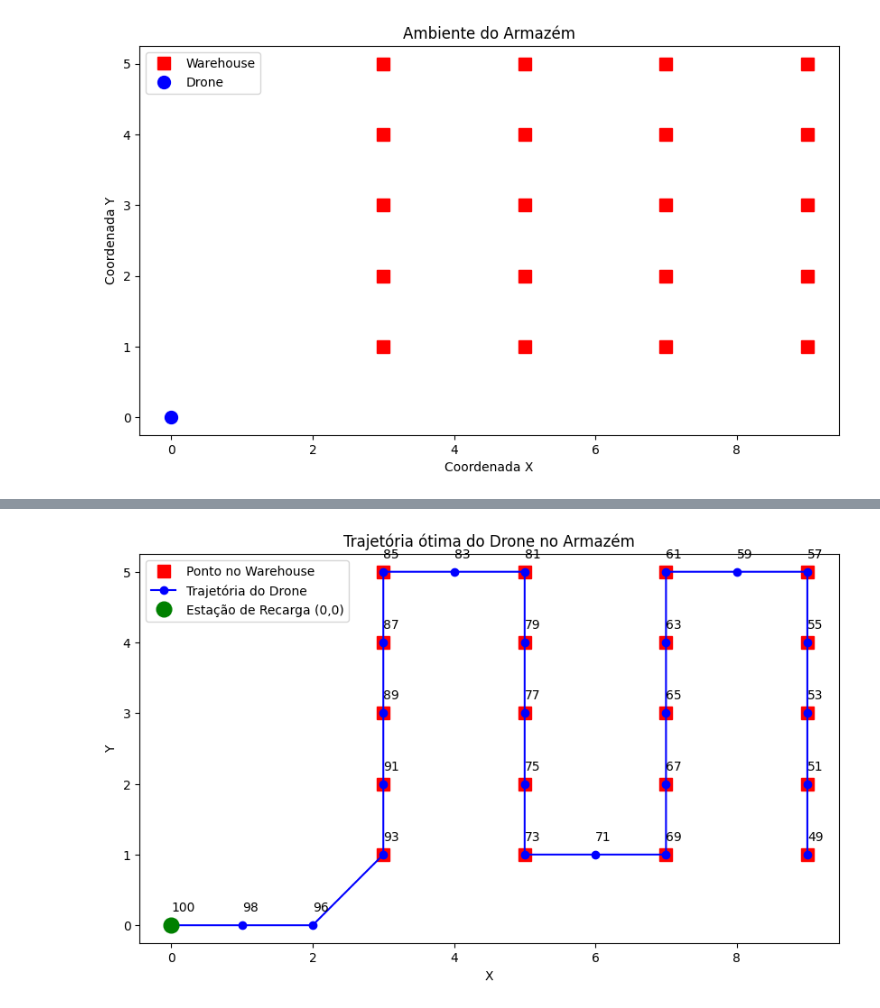
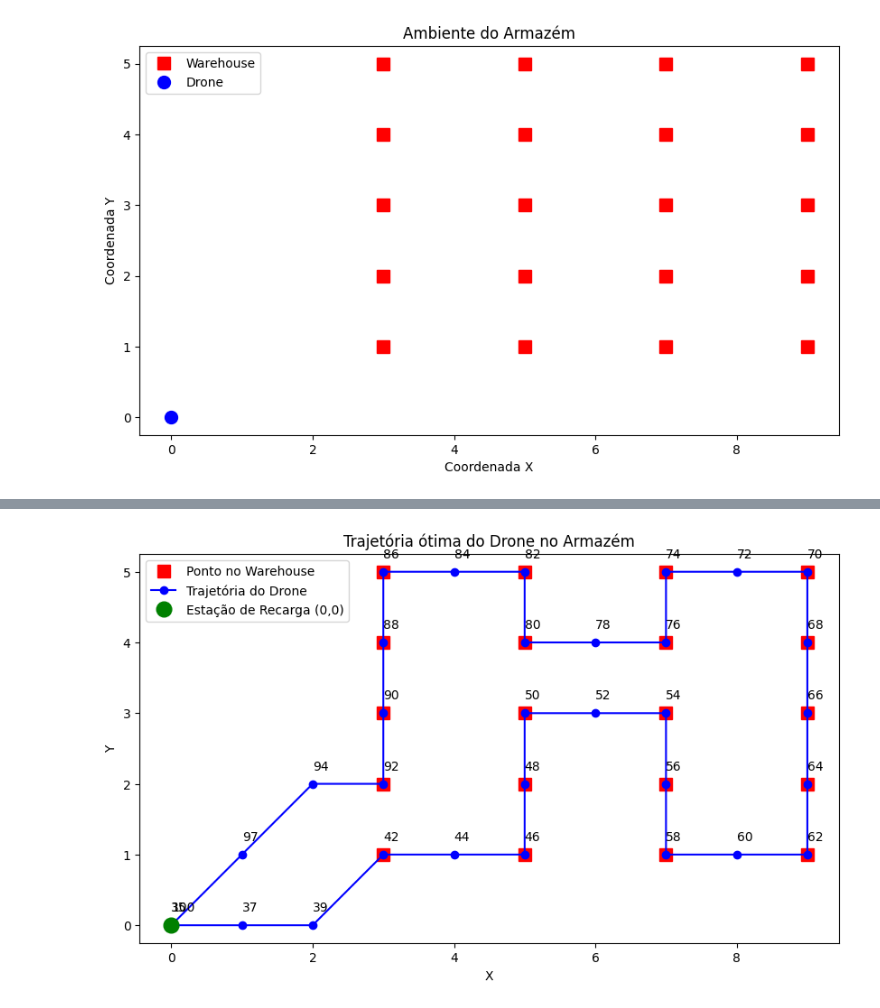
Before and after one commit to Viinario/drone-path-planning-z3, a Jupyter notebook: drone_best_battery_all_possible_paths.ipynb, the cells around one changed output, grey strips where cells are left out. Drawn from its saved outputs; the diff is of its cells as text; code cells hidden in the pictures.

```diff
--- a/drone_best_battery_all_possible_paths.ipynb
+++ b/drone_best_battery_all_possible_paths.ipynb
@@ -105,21 +105,17 @@ def solve_with_min_timesteps(max_timesteps, bmax, gridx, gridy, warehouse):
                         And(PGx[k] == PGx[k-1], PGy[k] == PGy[k-1] + 1)
                     ),
                     Bat[k] == Bat[k-1] - 2,
-                    If(
-                        And(PGx[k] == PGx[k-1], PGy[k] == PGy[k-1]),
-                        Bat[k] == Bat[k-1],
-                        If(
-                            And(PGx[k] == 0, PGy[k] == 0),
-                            Bat[k] == bmax,
-                            Bat[k] == Bat[k-1]
-                        )
-                    )
+                    Bat[k] == Bat[k-1]
                 )
             ))
 
         # Cada ponto no warehouse deve ser visitado em algum timestep
         for (x, y) in warehouse:
             s.add(Or([And(PGx[k] == x, PGy[k] == y) for k in range(timesteps)]))
+
+        # Adicionando restrição para que, no último timestep, o drone retorne ao ponto inicial (0,0)
+        s.add(PGx[timesteps - 1] == 0)
+        s.add(PGy[timesteps - 1] == 0)
 
         if s.check() == sat:
             m = s.model()
@@ -237,25 +233,21 @@ def find_minimum_timesteps(max_timesteps, bmax, gridx, gridy, warehouse):
                     Or(
                         And(PGx[k] == PGx[k-1] + 1, PGy[k] == PGy[k-1]),
                         And(PGx[k] == PGx[k-1] - 1, PGy[k] == PGy[k-1]),
-                        And(PGx[k] == PGx[k-1], PGy[k] == PGy[k-1] + 1),
-                        And(PGx[k] == PGx[k-1], PGy[k] == PGy[k-1] - 1)
+                        And(PGx[k] == PGx[k-1], PGy[k] == PGy[k-1] - 1),
+                        And(PGx[k] == PGx[k-1], PGy[k] == PGy[k-1] + 1)
                     ),
                     Bat[k] == Bat[k-1] - 2,
-                    If(
-                        And(PGx[k] == PGx[k-1], PGy[k] == PGy[k-1]),
-                        Bat[k] == Bat[k-1],
-                        If(
-                            And(PGx[k] == 0, PGy[k] == 0),
-                            Bat[k] == bmax,
-                            Bat[k] == Bat[k-1]
-                        )
-                    )
+                    Bat[k] == Bat[k-1]
                 )
             ))
 
         # Cada ponto no warehouse deve ser visitado em algum timestep
         for (x, y) in warehouse:
             s.add(Or([And(PGx[k] == x, PGy[k] == y) for k in range(timesteps)]))
+
+        # Adicionando restrição para que, no último timestep, o drone retorne ao ponto inicial (0,0)
+        s.add(PGx[timesteps - 1] == 0)
+        s.add(PGy[timesteps - 1] == 0)
 
         if s.check() == sat:
             return timesteps  # Retorna o menor número de timesteps viável
@@ -281,39 +273,37 @@ def optimize_battery(timesteps, bmax, gridx, gridy, warehouse):
 
     opt.add(PGx[0] == 0, PGy[0] == 0, Bat[0] == bmax)
 
+    # Restrições de movimento e consumo de bateria
     for k in range(1, timesteps):
         opt.add(Or(PGx[k] == PGx[k-1] + 1, PGx[k] == PGx[k-1] - 1, PGx[k] == PGx[k-1]))
         opt.add(Or(PGy[k] == PGy[k-1] + 1, PGy[k] == PGy[k-1] - 1, PGy[k] == PGy[k-1]))
 
         opt.add(If(
+            Or(
+                And(PGx[k] == PGx[k-1] + 1, PGy[k] == PGy[k-1] + 1),
+                And(PGx[k] == PGx[k-1] - 1, PGy[k] == PGy[k-1] - 1),
+                And(PGx[k] == PGx[k-1] + 1, PGy[k] == PGy[k-1] - 1),
+                And(PGx[k] == PGx[k-1] - 1, PGy[k] == PGy[k-1] + 1)
+            ),
+            Bat[k] == Bat[k-1] - 3,
+            If(
                 Or(
-                    And(PGx[k] == PGx[k-1] + 1, PGy[k] == PGy[k-1] + 1),
-                    And(PGx[k] == PGx[k-1] - 1, PGy[k] == PGy[k-1] - 1),
-                    And(PGx[k] == PGx[k-1] + 1, PGy[k] == PGy[k-1] - 1),
-                    And(PGx[k] == PGx[k-1] - 1, PGy[k] == PGy[k-1] + 1)
-                ),
-                Bat[k] == Bat[k-1] - 3,
-                If(
-                    Or(
-                        And(PGx[k] == PGx[k-1] + 1, PGy[k] == PGy[k-1]),
-                        And(PGx[k] == PGx[k-1] - 1, PGy[k] == PGy[k-1]),
-                        And(PGx[k] == PGx[k-1], PGy[k] == PGy[k-1] + 1),
-                        And(PGx[k] == PGx[k-1], PGy[k] == PGy[k-1] - 1)
+                    And(PGx[k] == PGx[k-1] + 1, PGy[k] == PGy[k-1]),
+                    And(PGx[k] == PGx[k-1] - 1, PGy[k] == PGy[k-1]),
+                    And(PGx[k] == PGx[k-1], PGy[k] == PGy[k-1] - 1),
+                    And(PGx[k] == PGx[k-1], PGy[k] == PGy[k-1] + 1)
                     ),
                     Bat[k] == Bat[k-1] - 2,
-                    If(
-                        And(PGx[k] == PGx[k-1], PGy[k] == PGy[k-1]),
-                        Bat[k] == Bat[k-1],
-                        If(
-                            And(PGx[k] == 0, PGy[k] == 0),
-                            Bat[k] == bmax,
-                            Bat[k] == Bat[k-1]
-                        )
-                    )
+                    Bat[k] == Bat[k-1]
                 )
             ))
+
     for (x, y) in warehouse:
         opt.add(Or([And(PGx[k] == x, PGy[k] == y) for k in range(timesteps)]))
+
+    # Adicionando restrição para que, no último timestep, o drone retorne ao ponto inicial (0,0)
+    opt.add(PGx[timesteps - 1] == 0)
+    opt.add(PGy[timesteps - 1] == 0)
 
     # Objetivo: maximizar a bateria no último timestep
     opt.maximize(Bat[timesteps - 1])
@@ -392 +382 @@ Passo 25: Posição (9, 1), Bateria 49
-[figure, old version]
+[figure, new version]
```
Also changed, not shown: parts of 2 cells of this notebook, 2 other files.
